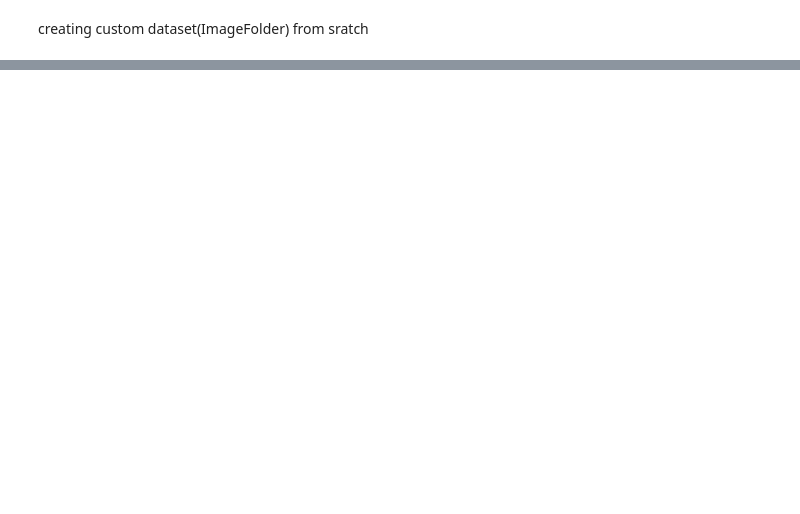
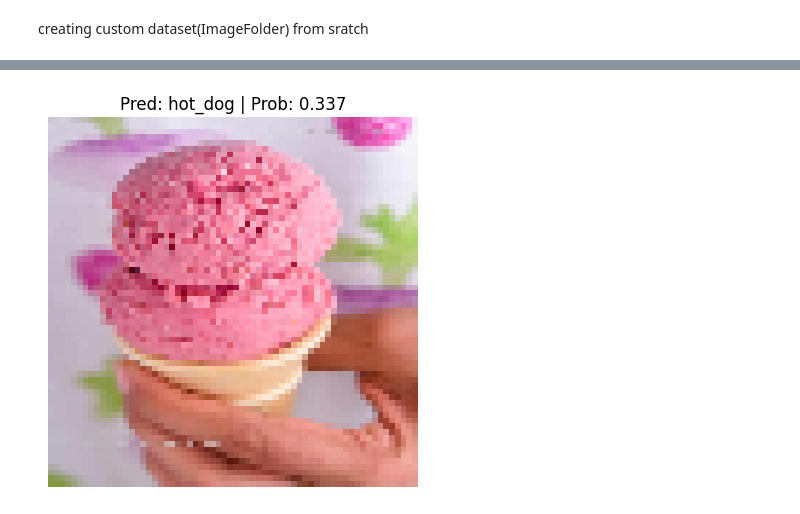
Before and after one commit to Afrah333333/deep-learning, a Jupyter notebook: custom_data_py.ipynb, the cells around one changed output, grey strips where cells are left out. Saved outputs shown, nothing was run; the diff lists cells and outputs as text; code cells hidden in the pictures; blank space fills up the shorter version.

```diff
--- a/custom_data_py.ipynb
+++ b/custom_data_py.ipynb
@@ -347,0 +422,3 @@ plot_transformed_images(
+# %%
+device = 'cuda' if torch.cuda.is_available() else 'cpu'
+device
@@ -347,0 +790,15 @@ plot_transformed_images(
+# %%
+custom_image_transform = transforms.Compose([
+    transforms.Resize((64, 64)),
+])
+# %%
+custom_image_path='/content/icecream.jpg'
+# %%
+# Pred on our custom image
+pred_and_plot_image(model=model1,
+                    image_path=custom_image_path,
+                    class_names=class_names,
+                    transform=custom_image_transform,
+                    device=device)
+# %% [output]
+[figure, added]
```
Also changed, not shown: parts of 29 cells of this notebook.
